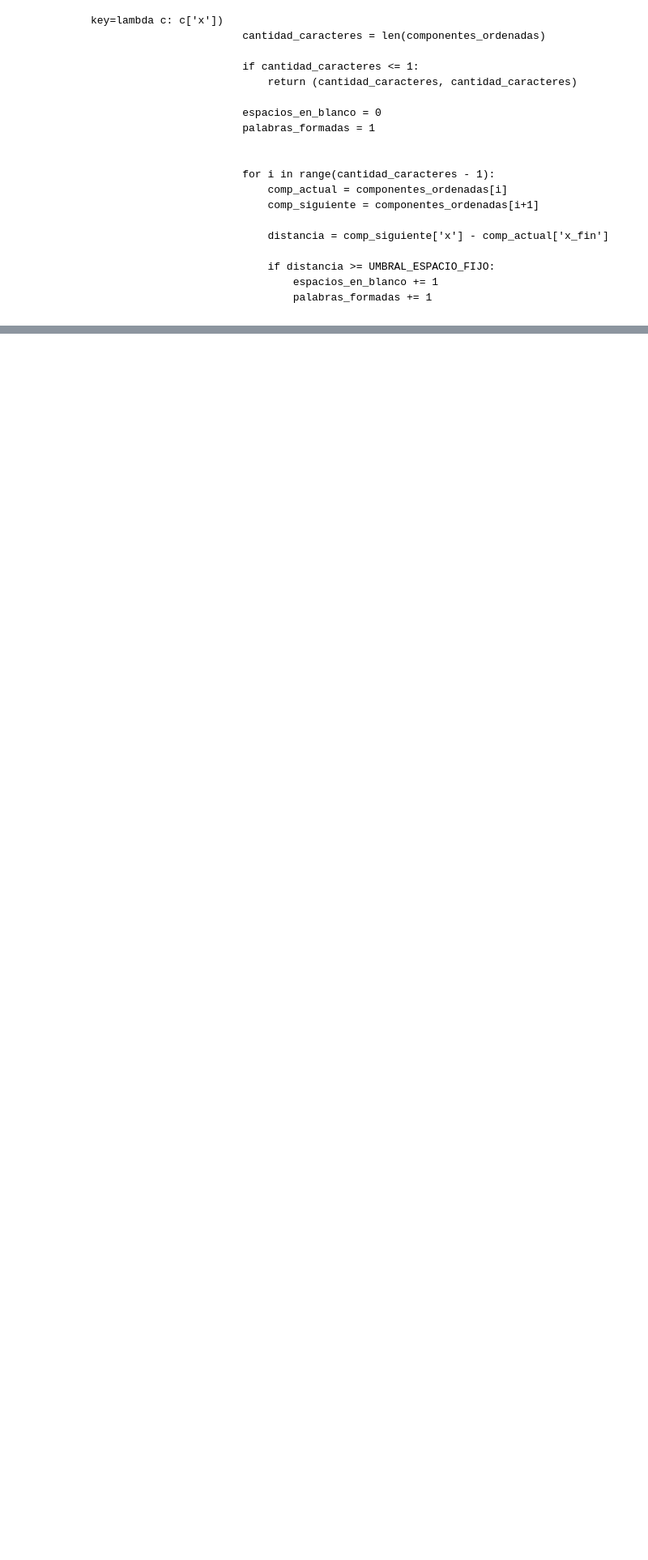
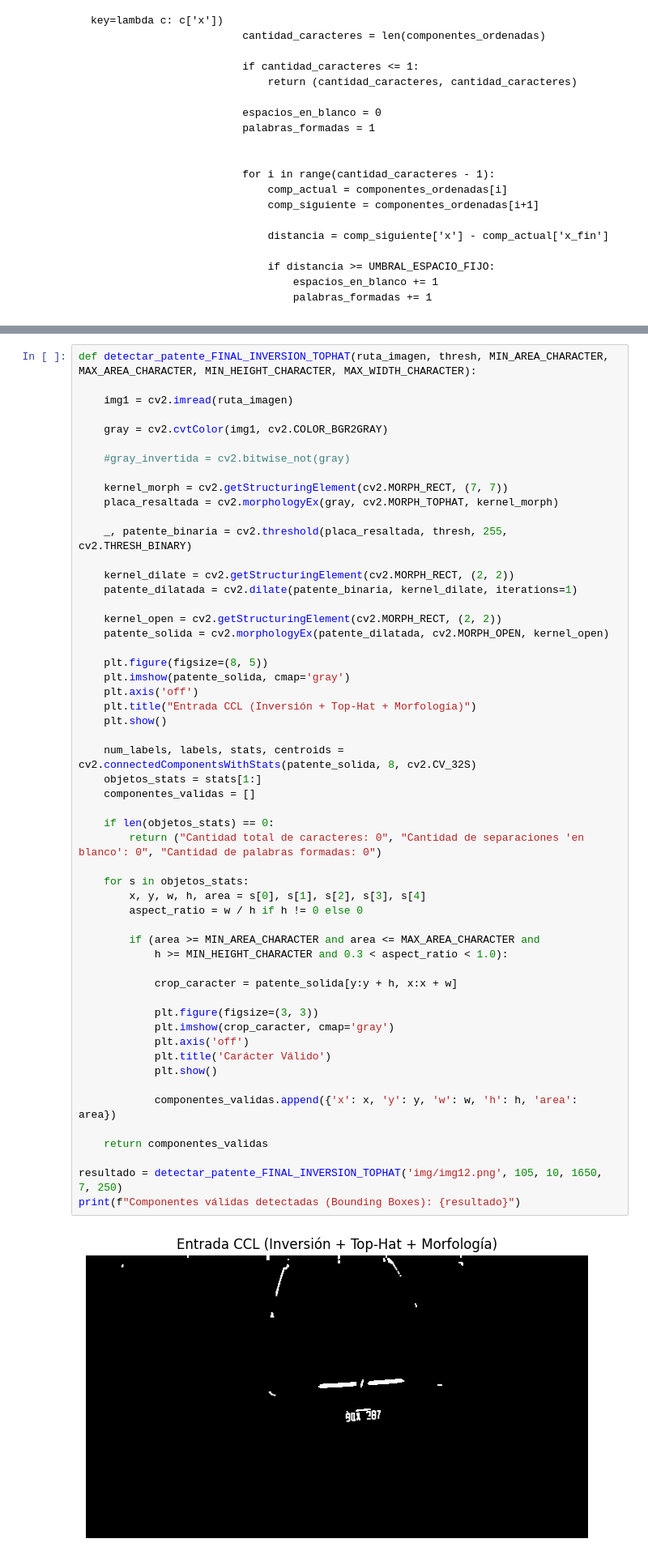
Before and after one commit to maxiromano/tp2_pdi_Molina_Romano, a Jupyter notebook: parte2.ipynb, the cells around one changed output, grey strips where cells are left out. Shown at 81% size. Cells and saved outputs as stored; diff of their text form; blank space fills up the shorter version.

```diff
--- a/parte2.ipynb
+++ b/parte2.ipynb
@@ -530,0 +212,56 @@ if __name__ == "__main__":
+# %%
+def detectar_patente_FINAL_INVERSION_TOPHAT(ruta_imagen, thresh, MIN_AREA_CHARACTER, MAX_AREA_CHARACTER, MIN_HEIGHT_CHARACTER, MAX_WIDTH_CHARACTER):
+
+    img1 = cv2.imread(ruta_imagen)
+
+    gray = cv2.cvtColor(img1, cv2.COLOR_BGR2GRAY)
+
+    #gray_invertida = cv2.bitwise_not(gray)
+
+    kernel_morph = cv2.getStructuringElement(cv2.MORPH_RECT, (7, 7))
+    placa_resaltada = cv2.morphologyEx(gray, cv2.MORPH_TOPHAT, kernel_morph)
+
+    _, patente_binaria = cv2.threshold(placa_resaltada, thresh, 255, cv2.THRESH_BINARY)
+
+    kernel_dilate = cv2.getStructuringElement(cv2.MORPH_RECT, (2, 2))
+    patente_dilatada = cv2.dilate(patente_binaria, kernel_dilate, iterations=1)
+
+    kernel_open = cv2.getStructuringElement(cv2.MORPH_RECT, (2, 2))
+    patente_solida = cv2.morphologyEx(patente_dilatada, cv2.MORPH_OPEN, kernel_open)
+
+    plt.figure(figsize=(8, 5))
+    plt.imshow(patente_solida, cmap='gray')
+    plt.axis('off')
+    plt.title("Entrada CCL (Inversión + Top-Hat + Morfología)")
+    plt.show()
+
+    num_labels, labels, stats, centroids = cv2.connectedComponentsWithStats(patente_solida, 8, cv2.CV_32S)
+    objetos_stats = stats[1:]
+    componentes_validas = []
+
+    if len(objetos_stats) == 0:
+        return ("Cantidad total de caracteres: 0", "Cantidad de separaciones 'en blanco': 0", "Cantidad de palabras formadas: 0")
+
+    for s in objetos_stats:
+        x, y, w, h, area = s[0], s[1], s[2], s[3], s[4]
+        aspect_ratio = w / h if h != 0 else 0
+
+        if (area >= MIN_AREA_CHARACTER and area <= MAX_AREA_CHARACTER and
+            h >= MIN_HEIGHT_CHARACTER and 0.3 < aspect_ratio < 1.0):
+
+            crop_caracter = patente_solida[y:y + h, x:x + w]
+
+            plt.figure(figsize=(3, 3))
+            plt.imshow(crop_caracter, cmap='gray')
+            plt.axis('off')
+            plt.title('Carácter Válido')
+            plt.show()
+
+            componentes_validas.append({'x': x, 'y': y, 'w': w, 'h': h, 'area': area})
+
+    return componentes_validas
+
+resultado = detectar_patente_FINAL_INVERSION_TOPHAT('img/img12.png', 105, 10, 1650, 7, 250)
+print(f"Componentes válidas detectadas (Bounding Boxes): {resultado}")
+# %% [output]
+[figure, added]
```
Also changed, not shown: parts of 7 cells of this notebook.
